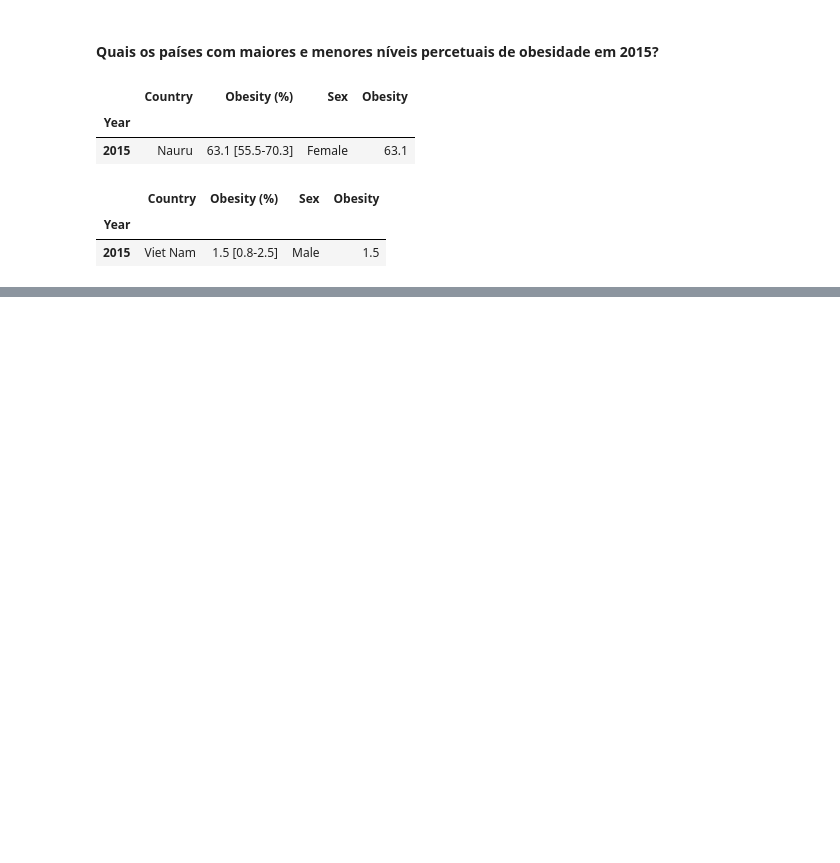
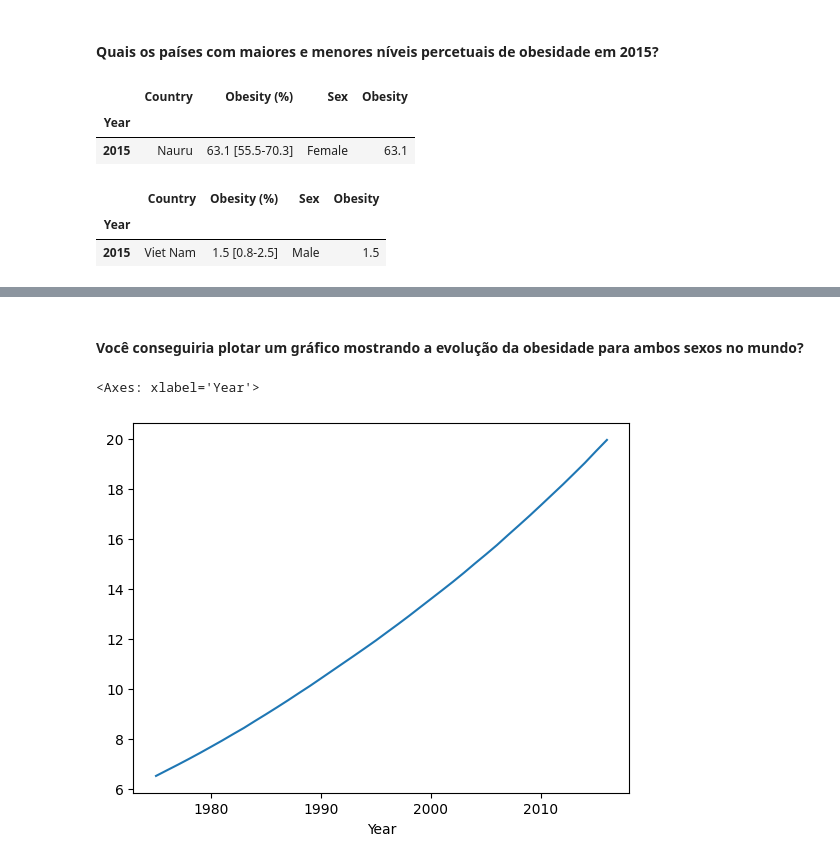
Before and after one commit to tomosantos/data-science, a Jupyter notebook: projects/obesity/obesity.ipynb, the cells around one changed output, grey strips where cells are left out. Cells and saved outputs as stored; diff of their text form; code cells hidden in the pictures; blank space fills up the shorter version.

```diff
--- a/projects/obesity/obesity.ipynb
+++ b/projects/obesity/obesity.ipynb
@@ -127,0 +123,10 @@ df_2015[df_2015['Obesity'] == df_2015['Obesity'].min()]
+# %% [markdown]
+#### Você conseguiria plotar um gráfico mostrando a evolução da obesidade para ambos sexos no mundo?
+# %%
+df_both = df_obesity[df_obesity['Sex'] == 'Both sexes'].copy()
+df_both = df_both.groupby('Year')['Obesity'].mean()
+
+df_both.plot()
+# %% [output]
+<Axes: xlabel='Year'>
+[figure, added]
```
Also changed, not shown: parts of 4 cells of this notebook, 2 other files.
